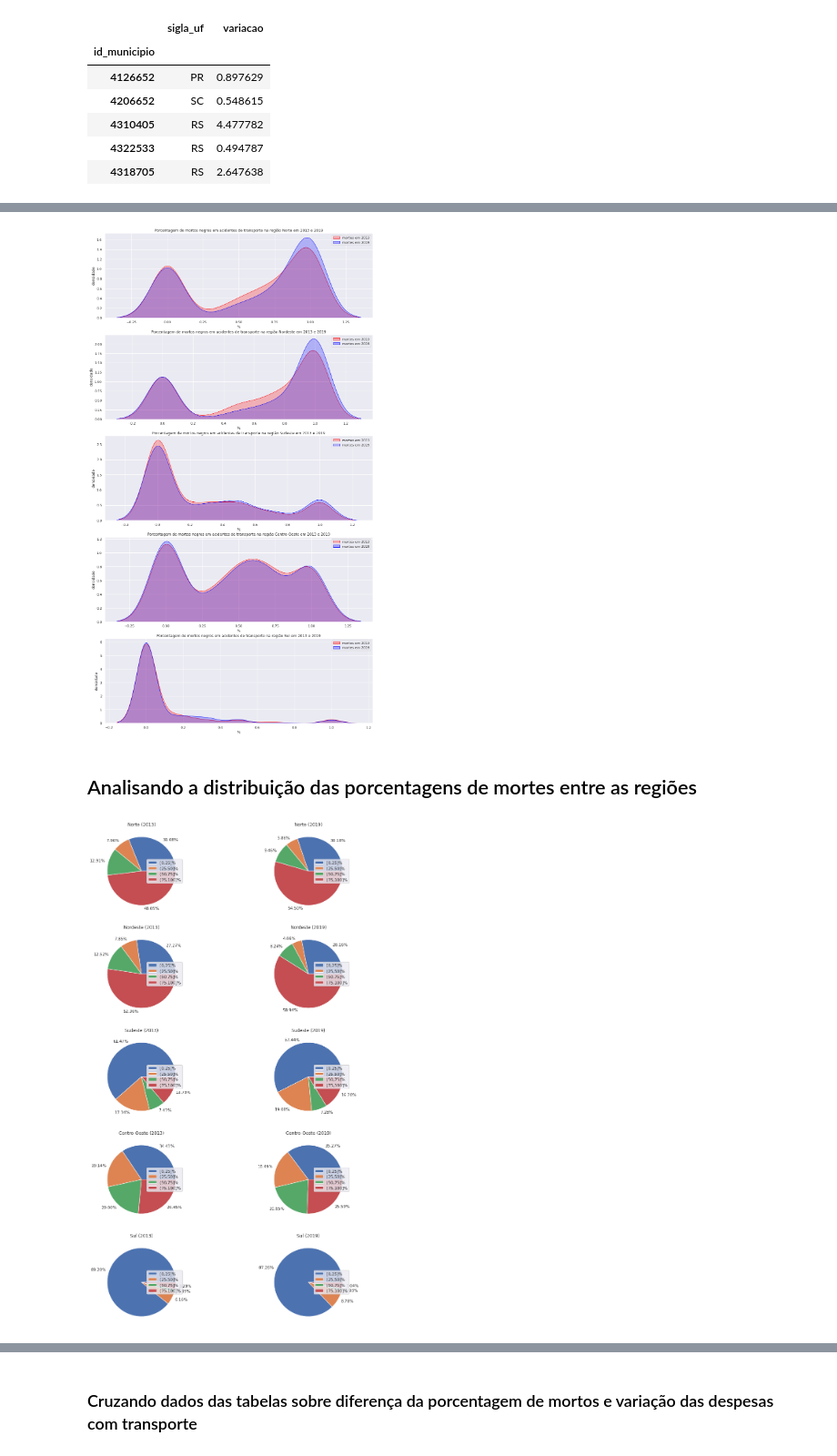
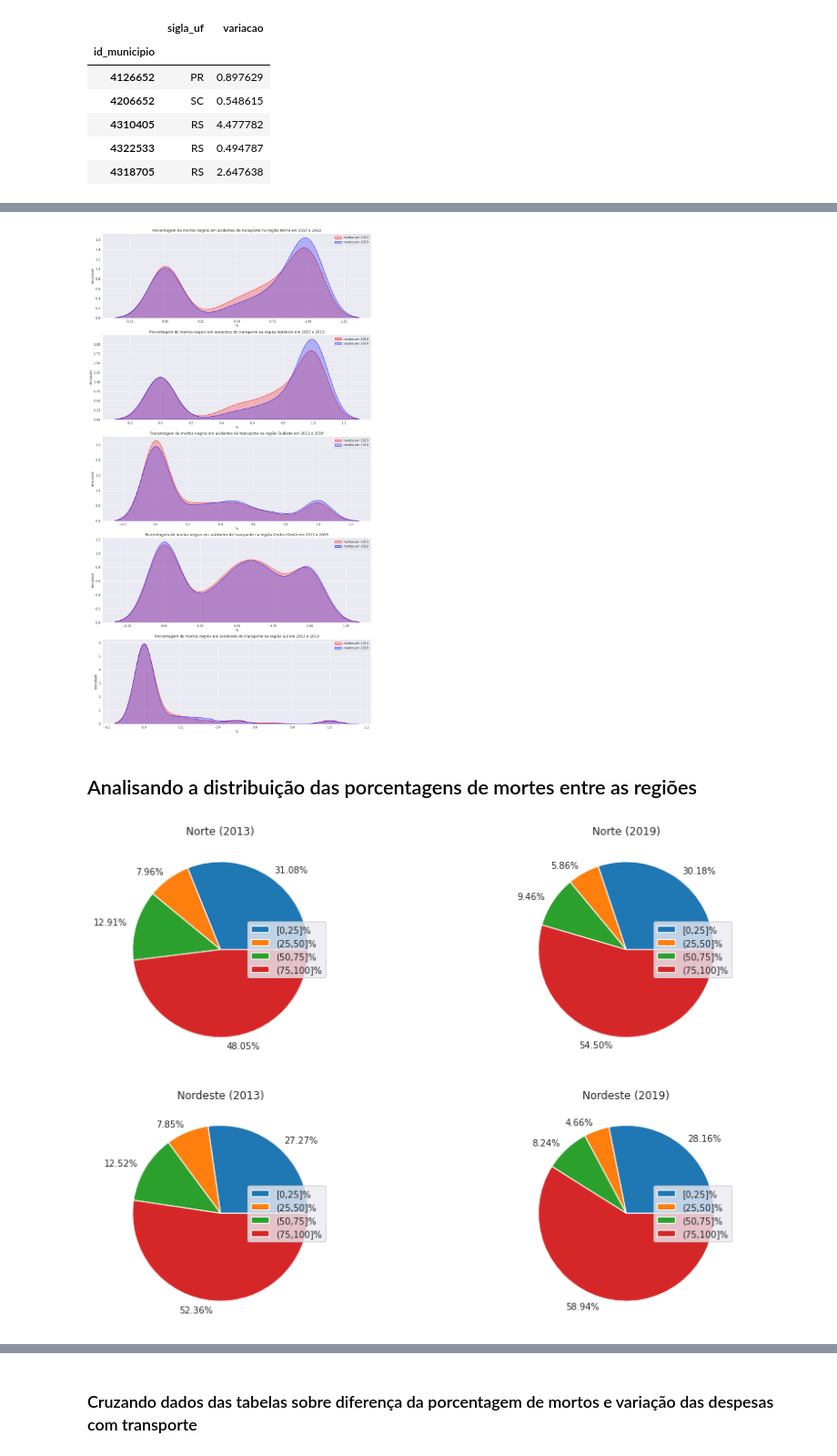
Before and after one commit to saulorcj/tarefas-analytica, a Jupyter notebook: A2/analise_dados.ipynb, the cells around one changed output, grey strips where cells are left out. Shown at 91% size. Cells and saved outputs as stored; diff of their text form; code cells hidden in the pictures.

```diff
--- a/A2/analise_dados.ipynb
+++ b/A2/analise_dados.ipynb
@@ -438,7 +438,10 @@ def get_df_by_ano(anos):
         dataframe = dataframe.drop(["id_municipio", "ano"], axis=1)
         yield dataframe
 
-df_prop_mortes_2000, df_prop_mortes_2013, df_prop_mortes_2019 = get_df_by_ano([2000, 2013, 2019])
+df_prop_mortes_2000, df_prop_mortes_2010, df_prop_mortes_2013, df_prop_mortes_2019 = get_df_by_ano([2000,
+                                                                                                    2010,
+                                                                                                    2013,
+                                                                                                    2019])
 # %%
 # DataFrame porcentagem de mortos em 2000
 df_prop_mortes_2000.head()
@@ -585,9 +599,10 @@ for i, regiao in enumerate(regioes):
     axes[i].legend()
     axes[i].set_xlabel("%")
     axes[i].set_ylabel("densidade")
+plt.savefig("../imagens/grafico_1.png", dpi=300)
 plt.show()
 # %% [output]
-[figure, old version]
+[figure, new version]
 # %% [markdown]
 ## Analisando a distribuição das porcentagens de mortes entre as regiões
 # %%
@@ -617,20 +632,21 @@ def tamanho_by_intervalo_regiao(dataframe, limite, regiao, indicador):
 # %%
 legenda = ["[0,25]%", "(25,50]%", "(50,75]%", "(75,100]%"]
 limites = [25, 50, 75, 100]
-fig, axs = plt.subplots(5, 2, figsize=(15,25))
-for i, regiao in enumerate(regioes):
+fig, axs = plt.subplots(2, 2, figsize=(15,10))
+for i, regiao in enumerate(list(regioes)[:2]):
     for j, df_ano in enumerate([df_prop_mortes_2013, df_prop_mortes_2019]):
         total = (len(df_ano[df_ano["sigla_uf"].isin(regioes[regiao])]))
         porcentagens = []
         labels = []
         for limite in limites:
             qtd = tamanho_by_intervalo_regiao(df_ano, limite, regiao, "prop_mortes")
             porcentagens.append(qtd)
             labels.append("{0:.2f}%".format((qtd / total) * 100))
         axs[i,j].pie(porcentagens, labels=labels)
         axs[i,j].set_title("{0} ({1})".format(regiao, 2013 + j*6))
         axs[i,j].legend(legenda, loc="center right")
+plt.savefig("../imagens/grafico_2.png", dpi=300)
 plt.show()
 # %% [output]
-[figure, old version]
+[figure, new version]
 # %%
```
Also changed, not shown: parts of 18 cells of this notebook.
